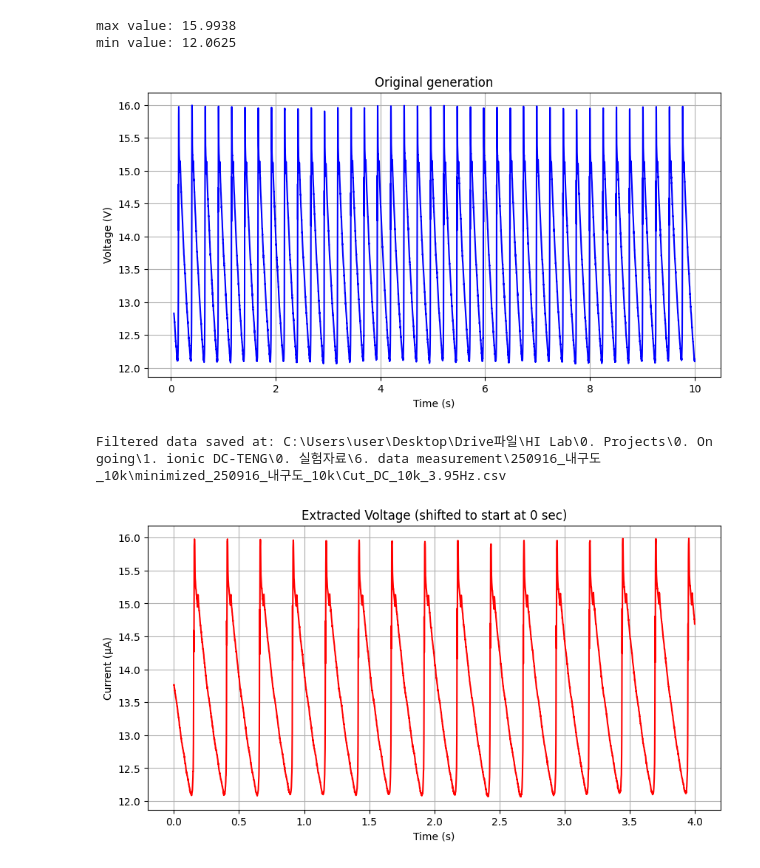
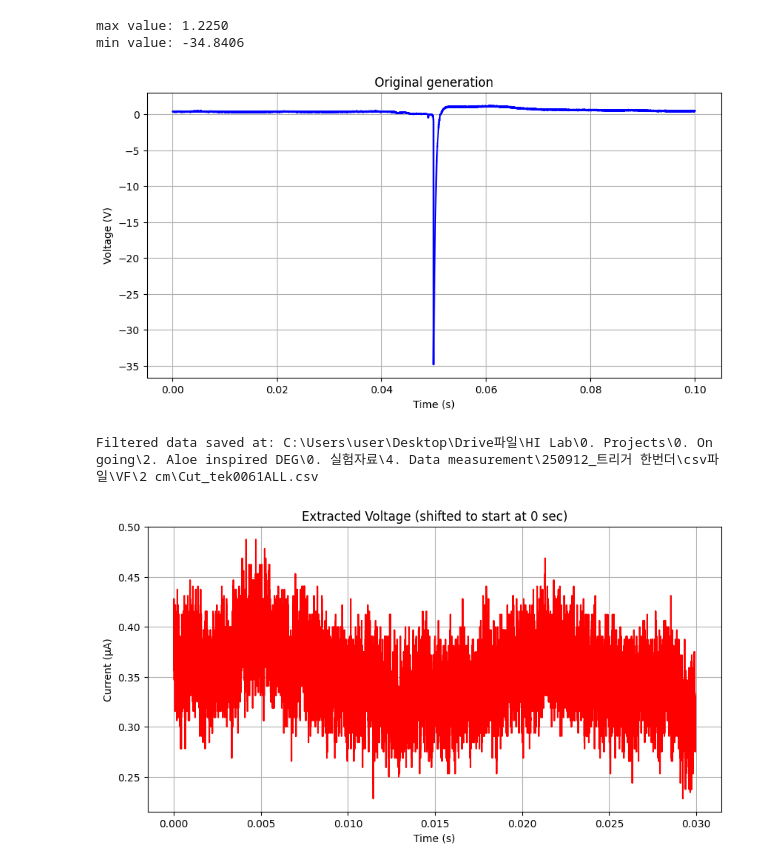
Before and after one commit to Gibeom-Lee/GB_practicing, a Jupyter notebook: data_processing/partial_extraction.ipynb, the cells around one changed output. Cells and saved outputs as stored; diff of their text form; code cells hidden in the pictures.

```diff
--- a/data_processing/partial_extraction.ipynb
+++ b/data_processing/partial_extraction.ipynb
@@ -9,7 +9,7 @@ import os
 # %%
 # fp는 업로드 된 파일, lp는 컴퓨터 내 파일. r주소
 file_path = "data/0M teng 2.csv"
-local_path = r"C:\Users\user\Desktop\Drive파일\HI Lab\0. Projects\0. On going\1. ionic DC-TENG\0. 실험자료\6. data measurement\250916_내구도_10k\minimized_250916_내구도_10k\DC_10k_3.95Hz.csv"
+local_path = r"C:\Users\user\Desktop\Drive파일\HI Lab\0. Projects\0. On going\2. Aloe inspired DEG\0. 실험자료\4. Data measurement\250912_트리거 한번더\csv파일\VF\2 cm\tek0061ALL.csv"
 
 # file path 불러오기
 #df = pd.read_csv(file_path, header=None, skiprows=30)
@@ -36,36 +36,36 @@ plt.title("Original generation")
 plt.grid(True)
 plt.show()
 # %% [output]
-max value: 15.9938
-min value: 12.0625
+max value: 1.2250
+min value: -34.8406
-[figure, old version]
+[figure, new version]
 # %%
 # 필터링된 데이터 생성
-time_range = (0.5, 4.5)  # 단위: 초 ########### MODIFY HERE
+time_range = (0.0, 0.03)  # 단위: 초 ########### MODIFY HERE
 df_filtered = df[(df.iloc[:, 0] >= time_range[0]) & (df.iloc[:, 0] <= time_range[1])].reset_index(drop=True)
 
 # 시간축 0초부터 시작 (단순 이동)
 df_filtered.iloc[:, 0] = df_filtered.iloc[:, 0] - df_filtered.iloc[0, 0]
 
 # 기존 local_path에서 폴더 경로 및 원래 파일명 추출
 folder_path = os.path.dirname(local_path)
 original_filename = os.path.basename(local_path)  # 원래 파일명 가져오기
 filtered_file_name = f"Cut_{original_filename}"  # "Cut_" 추가
 filtered_file_path = os.path.join(folder_path, filtered_file_name)
 
 # CSV 파일 저장
 df_filtered.to_csv(filtered_file_path, index=False, header=False)
 print(f"Filtered data saved at: {filtered_file_path}")
 
 # 필터링된 데이터 시각화
 plt.figure(figsize=(10, 5))
 plt.plot(df_filtered.iloc[:, 0], df_filtered.iloc[:, 1], label="Filtered AC current", color='r')
 plt.xlabel("Time (s)")
 #plt.ylim(-70,10)
 plt.ylabel("Current (µA)") #Current (µA)
 plt.title(f"Extracted Voltage (shifted to start at 0 sec)")
 plt.grid(True)
 plt.show()
 # %% [output]
-Filtered data saved at: C:\Users\user\Desktop\Drive파일\HI Lab\0. Projects\0. On going\1. ionic DC-TENG\0. 실험자료\6. data measurement\250916_내구도_10k\minimized_250916_내구도_10k\Cut_DC_10k_3.95Hz.csv
+Filtered data saved at: C:\Users\user\Desktop\Drive파일\HI Lab\0. Projects\0. On going\2. Aloe inspired DEG\0. 실험자료\4. Data measurement\250912_트리거 한번더\csv파일\VF\2 cm\Cut_tek0061ALL.csv
-[figure, old version]
+[figure, new version]
```
Also changed, not shown: 2 other files.
